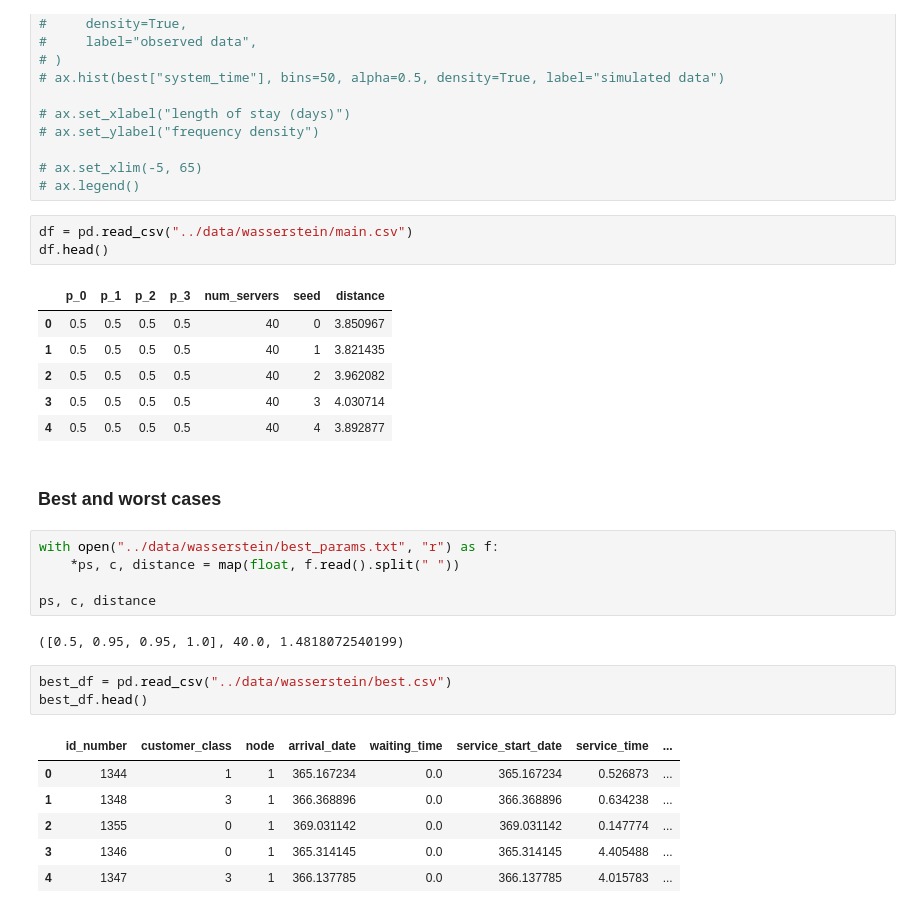
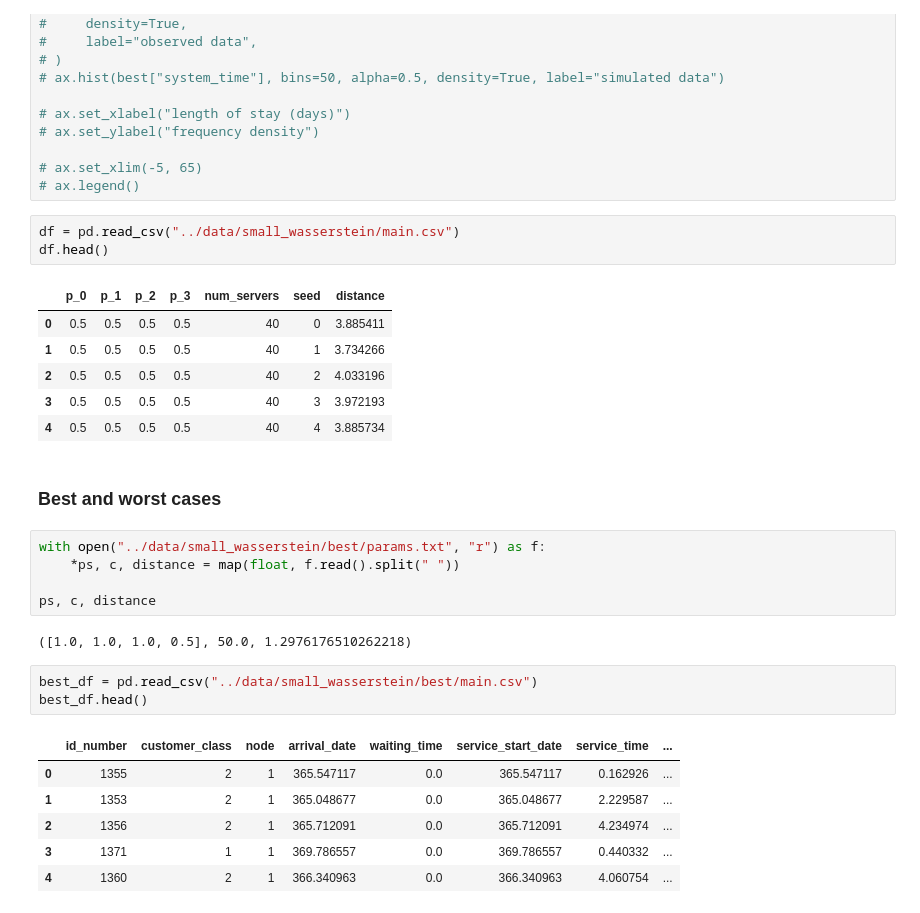
Before and after one commit to daffidwilde/copd-paper, a Jupyter notebook: nbs/queuing.ipynb, the cells around one changed output. Saved outputs shown, nothing was run; the diff lists cells and outputs as text.

```diff
--- a/nbs/queuing.ipynb
+++ b/nbs/queuing.ipynb
@@ -147,34 +149,34 @@ def run_single_class_trial(data, prop, num_servers, seed, max_time=365*4):
 # ax.set_xlim(-5, 65)
 # ax.legend()
 # %%
-df = pd.read_csv("../data/wasserstein/main.csv")
+df = pd.read_csv("../data/small_wasserstein/main.csv")
 df.head()
 # %% [output]
 |  | p_0 | p_1 | p_2 | p_3 | num_servers | seed | distance |
-| 0 | 0.5 | 0.5 | 0.5 | 0.5 | 40 | 0 | 3.850967 |
-| 1 | 0.5 | 0.5 | 0.5 | 0.5 | 40 | 1 | 3.821435 |
-| 2 | 0.5 | 0.5 | 0.5 | 0.5 | 40 | 2 | 3.962082 |
-| 3 | 0.5 | 0.5 | 0.5 | 0.5 | 40 | 3 | 4.030714 |
-| 4 | 0.5 | 0.5 | 0.5 | 0.5 | 40 | 4 | 3.892877 |
+| 0 | 0.5 | 0.5 | 0.5 | 0.5 | 40 | 0 | 3.885411 |
+| 1 | 0.5 | 0.5 | 0.5 | 0.5 | 40 | 1 | 3.734266 |
+| 2 | 0.5 | 0.5 | 0.5 | 0.5 | 40 | 2 | 4.033196 |
+| 3 | 0.5 | 0.5 | 0.5 | 0.5 | 40 | 3 | 3.972193 |
+| 4 | 0.5 | 0.5 | 0.5 | 0.5 | 40 | 4 | 3.885734 |
 # %% [markdown]
 ### Best and worst cases
 # %%
-with open("../data/wasserstein/best_params.txt", "r") as f:
+with open("../data/small_wasserstein/best/params.txt", "r") as f:
     *ps, c, distance = map(float, f.read().split(" "))
 
 ps, c, distance
 # %% [output]
-([0.5, 0.95, 0.95, 1.0], 40.0, 1.4818072540199)
+([1.0, 1.0, 1.0, 0.5], 50.0, 1.2976176510262218)
 # %%
-best_df = pd.read_csv("../data/wasserstein/best.csv")
+best_df = pd.read_csv("../data/small_wasserstein/best/main.csv")
 best_df.head()
 # %% [output]
 |  | id_number | customer_class | node | arrival_date | waiting_time | service_start_date | service_time | ... |
-| 0 | 1344 | 1 | 1 | 365.167234 | 0.0 | 365.167234 | 0.526873 | ... |
-| 1 | 1348 | 3 | 1 | 366.368896 | 0.0 | 366.368896 | 0.634238 | ... |
-| 2 | 1355 | 0 | 1 | 369.031142 | 0.0 | 369.031142 | 0.147774 | ... |
-| 3 | 1346 | 0 | 1 | 365.314145 | 0.0 | 365.314145 | 4.405488 | ... |
-| 4 | 1347 | 3 | 1 | 366.137785 | 0.0 | 366.137785 | 4.015783 | ... |
+| 0 | 1355 | 2 | 1 | 365.547117 | 0.0 | 365.547117 | 0.162926 | ... |
+| 1 | 1353 | 2 | 1 | 365.048677 | 0.0 | 365.048677 | 2.229587 | ... |
+| 2 | 1356 | 2 | 1 | 365.712091 | 0.0 | 365.712091 | 4.234974 | ... |
+| 3 | 1371 | 1 | 1 | 369.786557 | 0.0 | 369.786557 | 0.440332 | ... |
+| 4 | 1360 | 2 | 1 | 366.340963 | 0.0 | 366.340963 | 4.060754 | ... |
 # %%
 fig, ax = plt.subplots(dpi=200)
 
```
Also changed, not shown: parts of 7 cells of this notebook, 3 other files.
